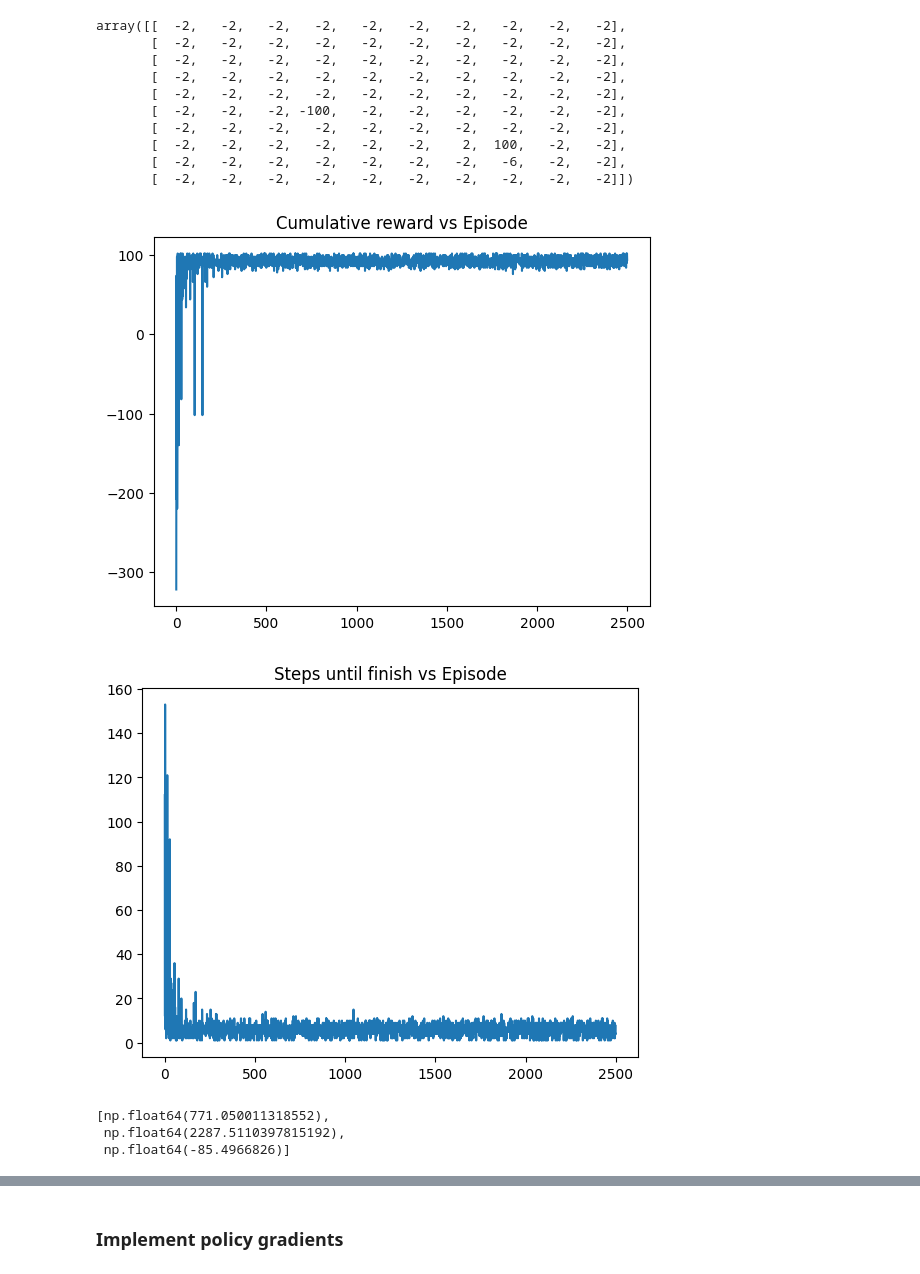
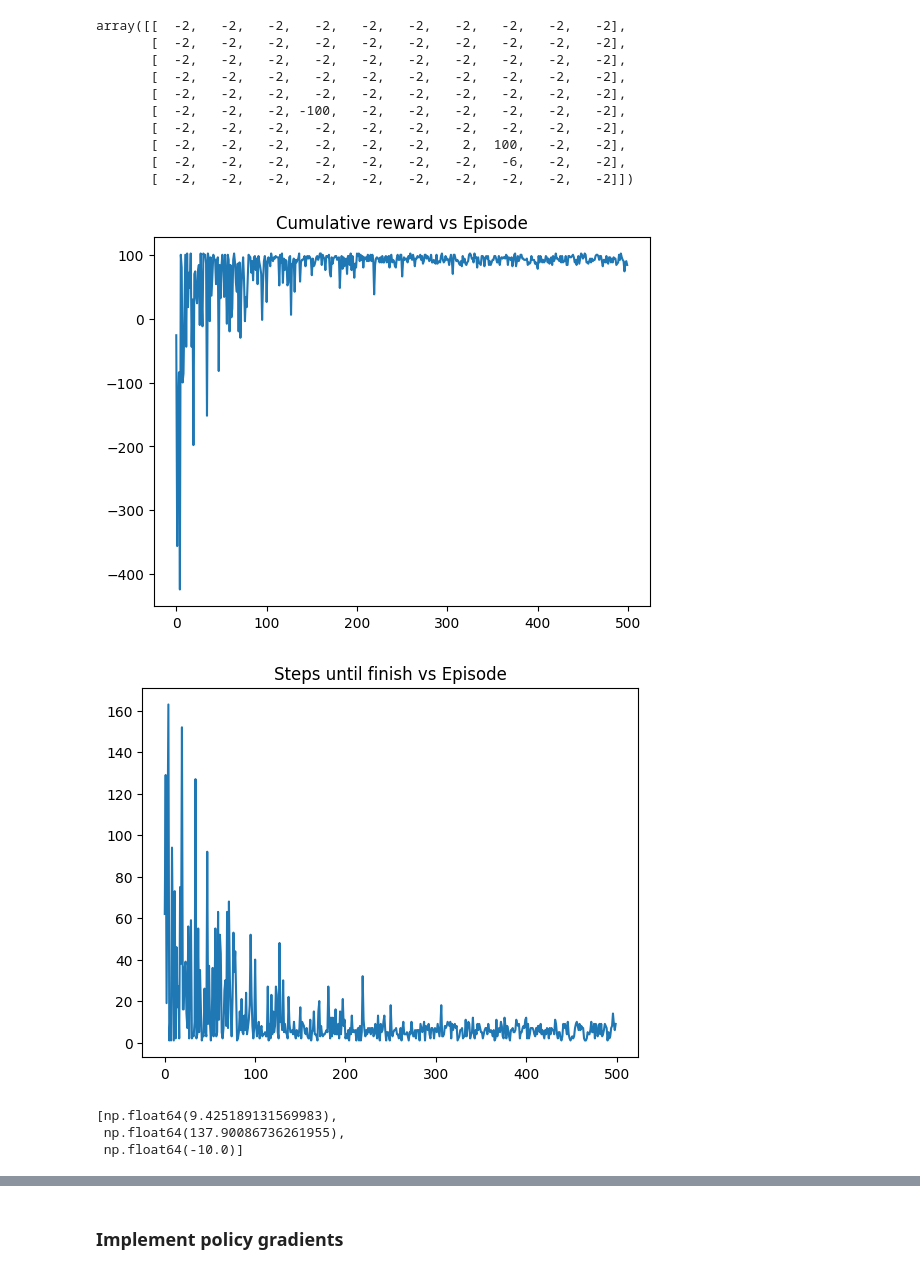
Before and after one commit to saidplayer/AIML, a Jupyter notebook: 02 - AI ML Algorithms and Techniques/Codes/M3.ipynb, the cells around one changed output, grey strips where cells are left out. Drawn from its saved outputs; the diff is of its cells as text; code cells hidden in the pictures.

```diff
--- a/02 - AI ML Algorithms and Techniques/Codes/M3.ipynb
+++ b/02 - AI ML Algorithms and Techniques/Codes/M3.ipynb
@@ -14,8 +14,8 @@ pitfall   = (5,3)
 Q_table = np.zeros((grid_size, grid_size, n_actions))
 
 
-alpha = 0.7  # Learning rate
-gamma = 1  # Discount factor for future rewards
+alpha = 0.1  # Learning rate
+gamma = 0.98  # Discount factor for future rewards
 epsilon = 0.02  # Exploration rate for epsilon-greedy policy
 
 
@@ -96,7 +96,7 @@ cumulative_rewards = []
 episode_lengths = []
 Q_table = np.zeros((grid_size, grid_size, n_actions))
 
-for episode in range(2500):
+for episode in range(500):
     state = (np.random.randint(0, grid_size), np.random.randint(0, grid_size))  # Start in a random state
     done = False
     total_reward = 0
@@ -129,41 +129,41 @@ for episode in range(2500):
         elif action == 3 and state[0] < grid_size - 1: # Down
             next_state = (state[0] + 1, state[1])
 
         else: # blocked on the top or bottom borders
             next_state = state
 
         reward = rewards[next_state]
         total_reward += reward
 
         # Update Q-value using Bellman equation
         Q_table[state + (int(action),)] = Q_table[state + (int(action),)] + alpha * (reward + gamma * np.max(Q_table[next_state]) - Q_table[state + (int(action),)])
 
         state = next_state
         if next_state == target or next_state == pitfall or steps > 200:
             done = True
             # print(steps)
     episode_lengths.append(steps)
     cumulative_rewards.append(total_reward)
 
 
 Q_table[target] = [0, 0, 0, 0]
 Q_table[pitfall] = [0, 0, 0, 0]
 
 plt.plot(cumulative_rewards)
 plt.title("Cumulative reward vs Episode")
 plt.show()
 plt.plot(episode_lengths)
 plt.title("Steps until finish vs Episode")
 plt.show()
 # %% [output]
-[figure, old version]
+[figure, new version]
-[figure, old version]
+[figure, new version]
 # %%
 [Q_table.mean(), Q_table.max(), Q_table.min()]
 # %% [output]
-[np.float64(771.050011318552),
- np.float64(2287.5110397815192),
- np.float64(-85.4966826)]
+[np.float64(9.425189131569983),
+ np.float64(137.90086736261955),
+ np.float64(-10.0)]
 # %%
 # Q_table2 = Q_table - Q_table.min()
 Q_table2 = Q_table / Q_table.max() * 100
```
Also changed, not shown: parts of 22 cells of this notebook.
